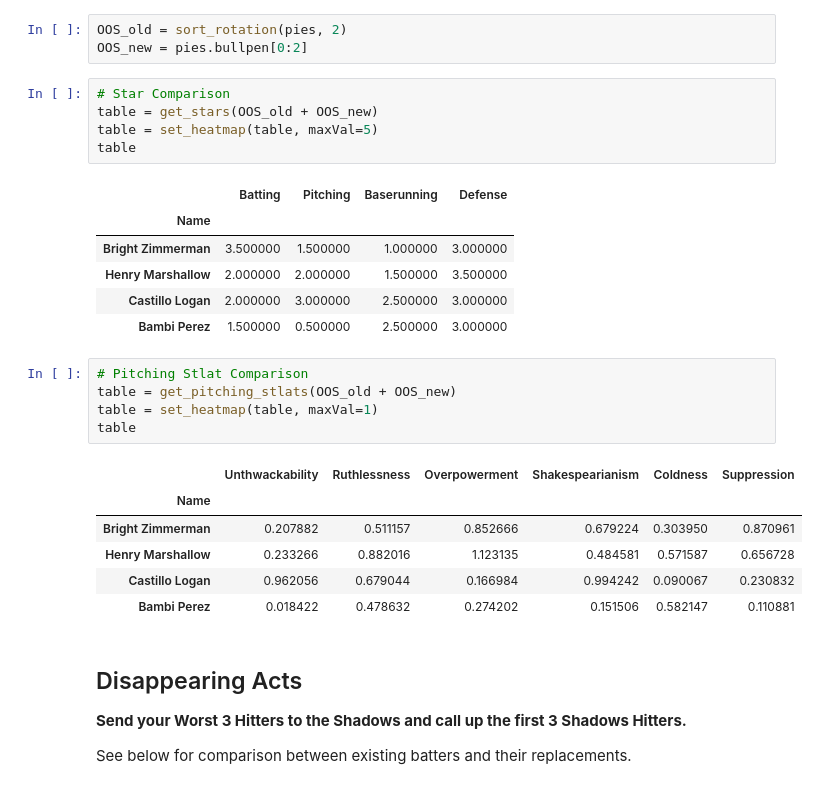
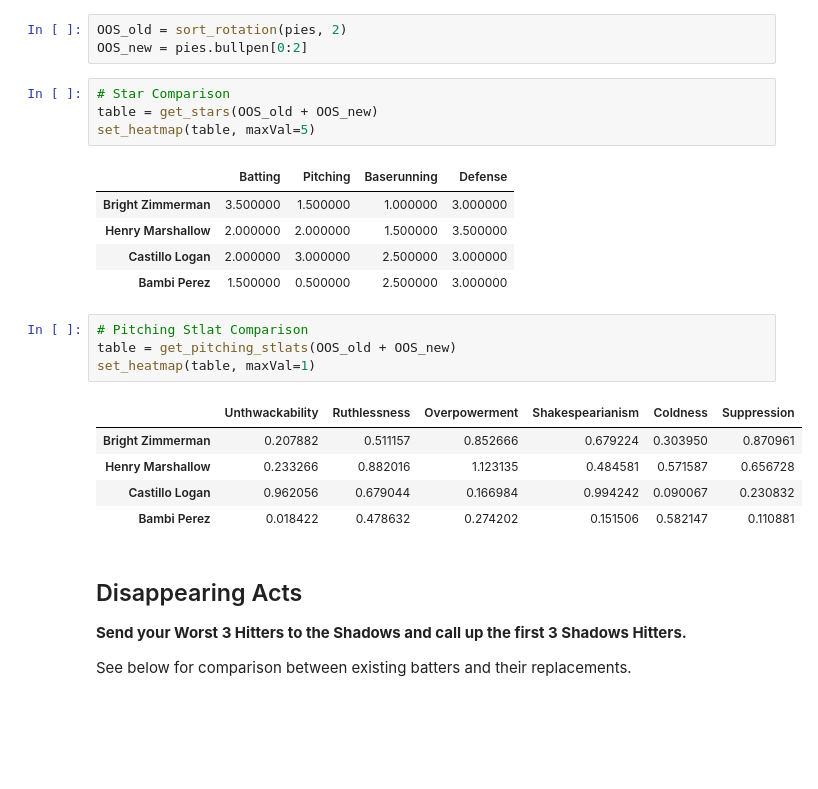
Before and after one commit to robbyblum/blaseball_notebooks, a Jupyter notebook: s9.ipynb, the cells around one changed output. Cells and saved outputs as stored; diff of their text form; blank space fills up the shorter version.

```diff
--- a/s9.ipynb
+++ b/s9.ipynb
@@ -162,11 +158,9 @@ OOS_new = pies.bullpen[0:2]
 # %%
 # Star Comparison
 table = get_stars(OOS_old + OOS_new)
-table = set_heatmap(table, maxVal=5)
-table
+set_heatmap(table, maxVal=5)
 # %% [output]
 |  | Batting | Pitching | Baserunning | Defense |
-| Name |  |  |  |  |
 | Bright Zimmerman | 3.500000 | 1.500000 | 1.000000 | 3.000000 |
 | Henry Marshallow | 2.000000 | 2.000000 | 1.500000 | 3.500000 |
 | Castillo Logan | 2.000000 | 3.000000 | 2.500000 | 3.000000 |
@@ -174,11 +168,9 @@ table
 # %%
 # Pitching Stlat Comparison
 table = get_pitching_stlats(OOS_old + OOS_new)
-table = set_heatmap(table, maxVal=1)
-table
+set_heatmap(table, maxVal=1)
 # %% [output]
 |  | Unthwackability | Ruthlessness | Overpowerment | Shakespearianism | Coldness | Suppression |
-| Name |  |  |  |  |  |  |
 | Bright Zimmerman | 0.207882 | 0.511157 | 0.852666 | 0.679224 | 0.303950 | 0.870961 |
 | Henry Marshallow | 0.233266 | 0.882016 | 1.123135 | 0.484581 | 0.571587 | 0.656728 |
 | Castillo Logan | 0.962056 | 0.679044 | 0.166984 | 0.994242 | 0.090067 | 0.230832 |
```
Also changed, not shown: parts of 23 cells of this notebook, 3 other files.
